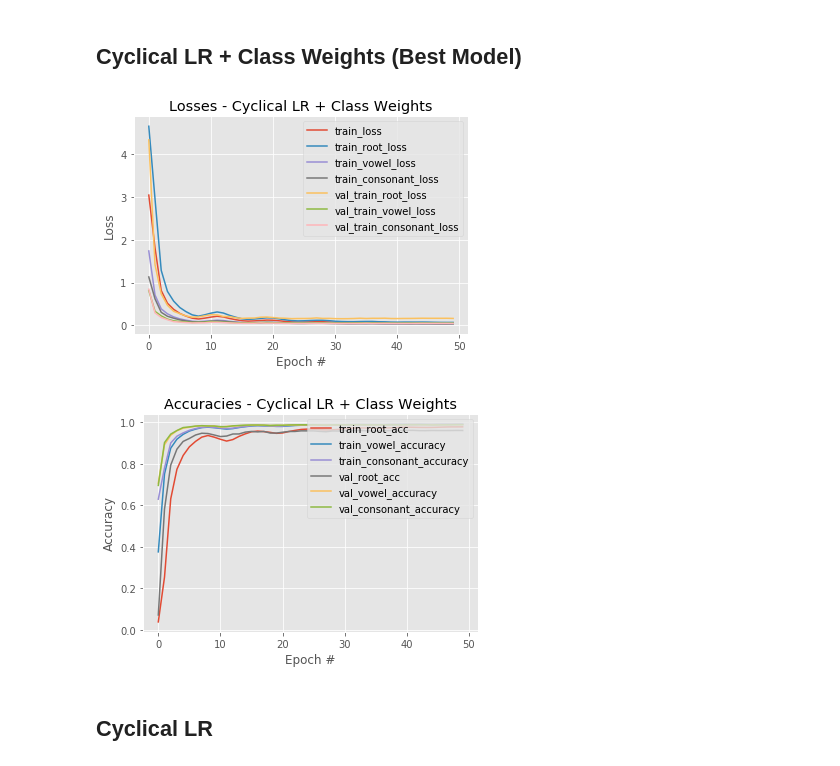
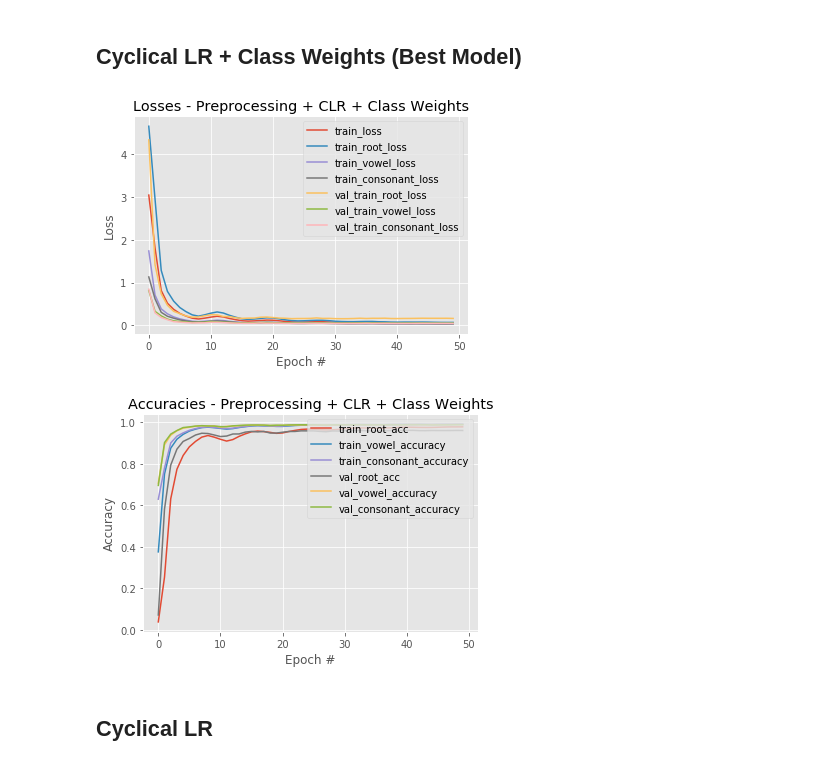
Before and after one commit to MaxDriessen/MuchLearningSuchWow_Bengali.AI, a Jupyter notebook: Convolutional/PlotAccLoss_Convolutional.ipynb, the cells around one changed output. Saved outputs shown, nothing was run; the diff lists cells and outputs as text; code cells hidden in the pictures.

Commit message:
changed plotting'

```diff
--- a/Convolutional/PlotAccLoss_Convolutional.ipynb
+++ b/Convolutional/PlotAccLoss_Convolutional.ipynb
@@ -65,11 +65,11 @@ Using TensorFlow backend.
 # %% [markdown]
 ## Cyclical LR + Class Weights (Best Model)
 # %%
-plot_loss(history_all, epochs, "Losses - Cyclical LR + Class Weights")
-plot_acc(history_all, epochs, "Accuracies - Cyclical LR + Class Weights")
+plot_loss(history_all, epochs, "Losses - Preprocessing + CLR + Class Weights")
+plot_acc(history_all, epochs, "Accuracies - Preprocessing + CLR + Class Weights")
 # %% [output]
-[figure, old version]
+[figure, new version]
-[figure, old version]
+[figure, new version]
 # %% [markdown]
 ## Cyclical LR
 # %%
```
Also changed, not shown: parts of 3 cells of this notebook.
